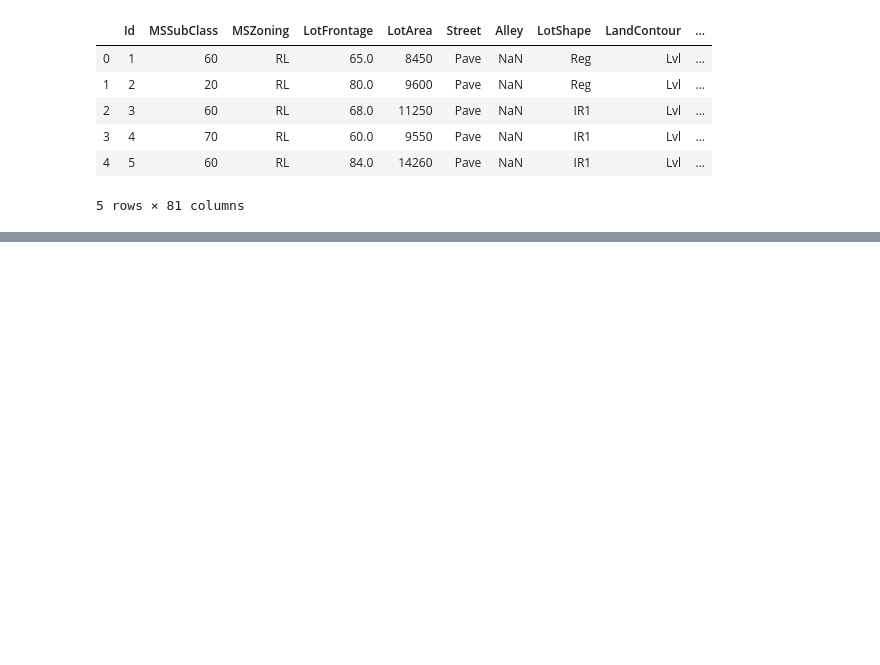
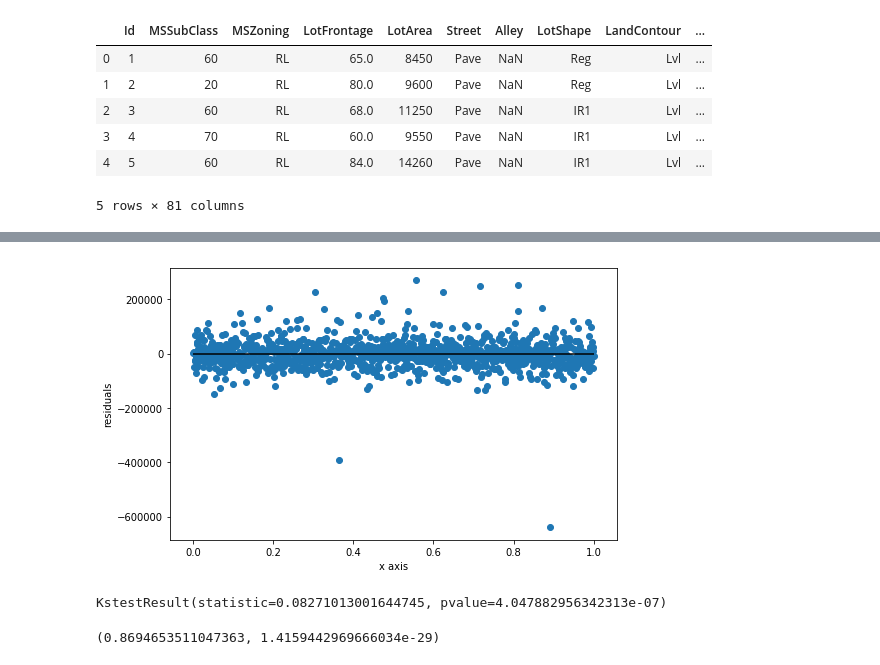
Before and after one commit to erdosn/mod2-sec18-linear-regression, a Jupyter notebook: linear-regression.ipynb, the cells around one changed output, grey strips where cells are left out. Cells and saved outputs as stored; diff of their text form; code cells hidden in the pictures; blank space fills up the shorter version.

```diff
--- a/linear-regression.ipynb
+++ b/linear-regression.ipynb
@@ -25,0 +162,5 @@ df.head()
+# %%
+numerical_df.dropna(axis=0, inplace=True)
+X = numerical_df[cols] # create your X data
+X = sm.add_constant(X) # add a constant
+y = numerical_df['SalePrice'] # got our target data
@@ -25,0 +172,4 @@ df.head()
+# %%
+ols = sm.OLS(y, X)
+results = ols.fit()
+results.summary()
@@ -25,0 +210,2 @@ df.head()
+# %%
+residuals = results.resid
@@ -25,0 +223,11 @@ df.head()
+# %%
+x = np.linspace(0, 1, len(residuals))
+# %%
+plt.figure(figsize=(8, 5))
+plt.scatter(x, residuals)
+plt.xlabel("x axis")
+plt.ylabel("residuals")
+plt.hlines(xmin=0, xmax=1, y=0, label="y_hat")
+plt.show()
+# %% [output]
+[figure, added]
@@ -25,0 +238,8 @@ df.head()
+# %%
+scs.kstest(scs.zscore(residuals), 'norm', args=(0, 1))
+# %% [output]
+KstestResult(statistic=0.08271013001644745, pvalue=4.047882956342313e-07)
+# %%
+scs.shapiro(residuals)
+# %% [output]
+(0.8694653511047363, 1.4159442969666034e-29)
```
Also changed, not shown: parts of 23 cells of this notebook, 3 other files.
